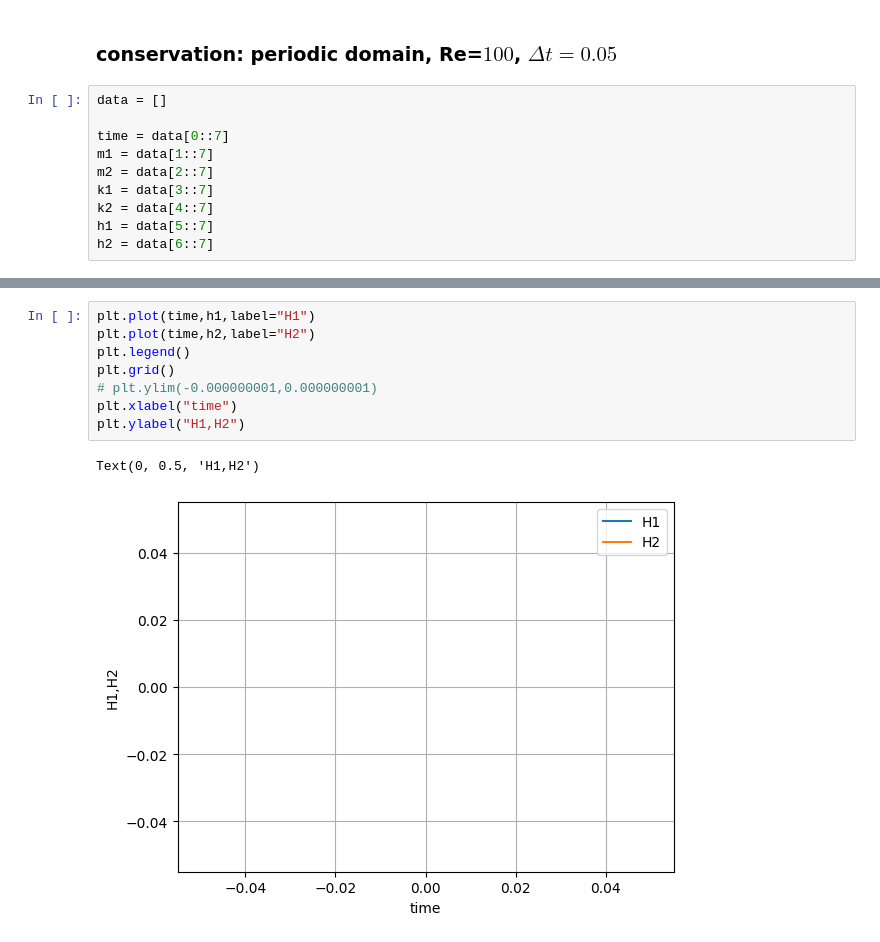
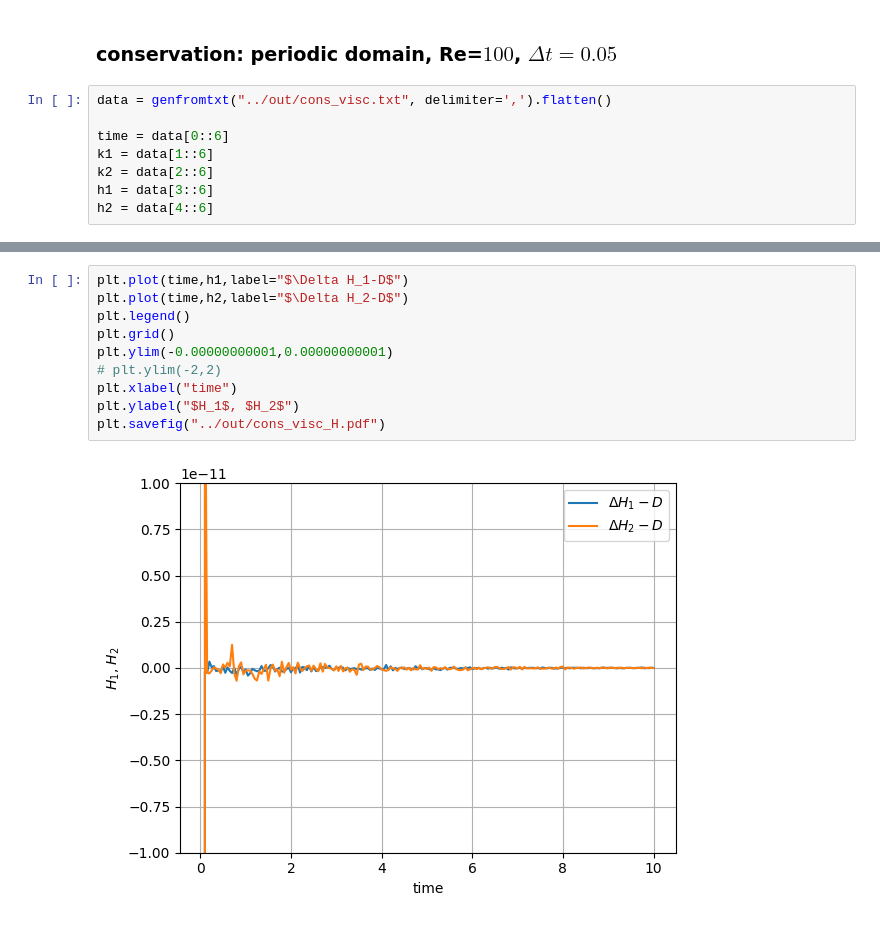
Before and after one commit to markusrenoldner/MEHCscheme, a Jupyter notebook: playground/plots.ipynb, the cells around one changed output, grey strips where cells are left out. Drawn from its saved outputs; the diff is of its cells as text.

Commit message:
plots of conservation and dissipation

```diff
--- a/playground/plots.ipynb
+++ b/playground/plots.ipynb
@@ -248,12 +50,10 @@ Text(0, 0.5, 'H1,H2')
 # %% [markdown]
 ### conservation: periodic domain, Re=$100$, $\Delta t=0.05$
 # %%
-data = []
+data = genfromtxt("../out/cons_visc.txt", delimiter=',').flatten()
 
-time = data[0::7]
-m1 = data[1::7]
-m2 = data[2::7]
-k1 = data[3::7]
-k2 = data[4::7]
-h1 = data[5::7]
-h2 = data[6::7]
+time = data[0::6]
+k1 = data[1::6]
+k2 = data[2::6]
+h1 = data[3::6]
+h2 = data[4::6]
@@ -260,11 +72,12 @@ h2 = data[6::7]
 # %%
-plt.plot(time,h1,label="H1")
-plt.plot(time,h2,label="H2")
+plt.plot(time,h1,label="$\Delta H_1-D$")
+plt.plot(time,h2,label="$\Delta H_2-D$")
 plt.legend()
 plt.grid()
-# plt.ylim(-0.000000001,0.000000001)
+plt.ylim(-0.00000000001,0.00000000001)
+# plt.ylim(-2,2)
 plt.xlabel("time")
-plt.ylabel("H1,H2")
+plt.ylabel("$H_1$, $H_2$")
+plt.savefig("../out/cons_visc_H.pdf")
 # %% [output]
-Text(0, 0.5, 'H1,H2')
-[figure, old version]
+[figure, new version]
```
Also changed, not shown: parts of 7 cells of this notebook, 7 other files.
